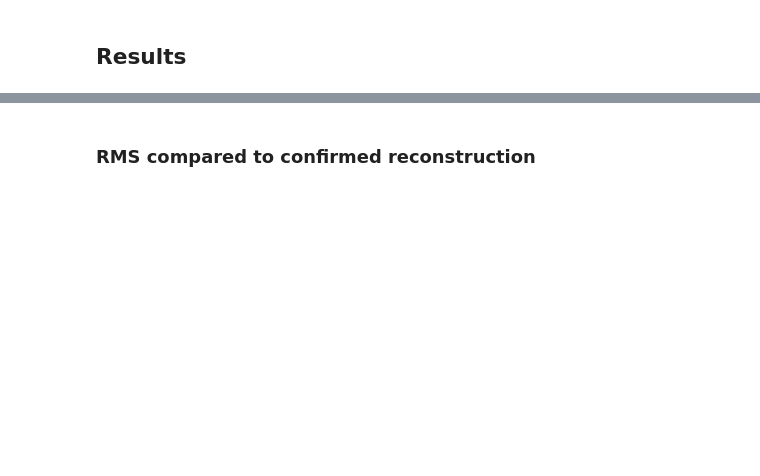
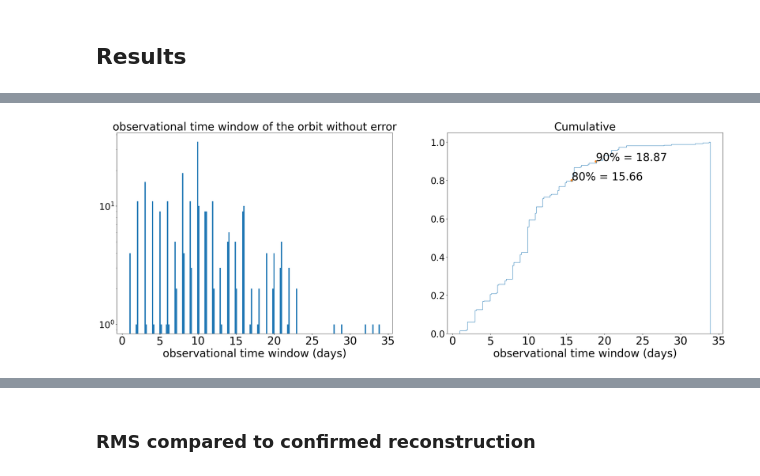
Before and after one commit to FusRoman/fink-fat, a Jupyter notebook: notebook/results_analysis/candidates_fink_fat.ipynb, the cells around one changed output, grey strips where cells are left out. Cells and saved outputs as stored; diff of their text form; code cells hidden in the pictures; blank space fills up the shorter version.

```diff
--- a/notebook/results_analysis/candidates_fink_fat.ipynb
+++ b/notebook/results_analysis/candidates_fink_fat.ipynb
@@ -55,0 +71,9 @@ candid_reconstr_traje
+# %%
+res_gb_obs_tw = candid_reconstr_traje.sort_values("d:jd").groupby("d:ssoCandId").agg(obs_win=("d:jd", lambda x: list(x)[-1] - list(x)[0])).sort_values("obs_win")
+Markdown("""
+| |Observation window (days)|
+|-|-------------------|
+|min| {:0.3f}            |
+|median|{:0.3f}          |
+|max|{:0.3f}             |
+""".format(res_gb_obs_tw.min().values[0], int(res_gb_obs_tw.median().values[0]), res_gb_obs_tw.max().values[0]))
@@ -55,0 +87,8 @@ candid_reconstr_traje
+# %%
+obstw_and_orb = candid_reconstr_orbit.merge(res_gb_obs_tw.reset_index(), on="d:ssoCandId")
+u.plot_hist_and_cdf(
+    obstw_and_orb[obstw_and_orb["d:rms_a"] == -1.0]["obs_win"],
+    None, "observational time window of the orbit without error", "observational time window (days)", "",
+    None, "Cumulative", "observational time window (days)", "")
+# %% [output]
+[figure, added]
```
Also changed, not shown: parts of 23 cells of this notebook, 8 other files.
